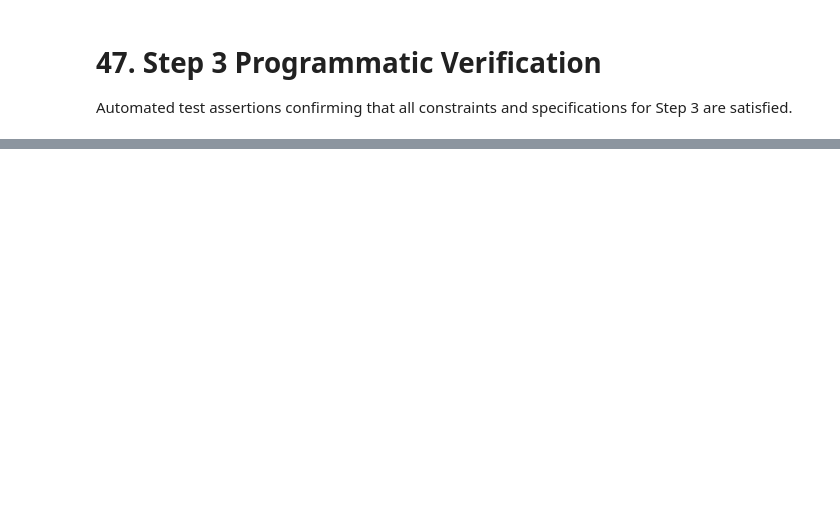
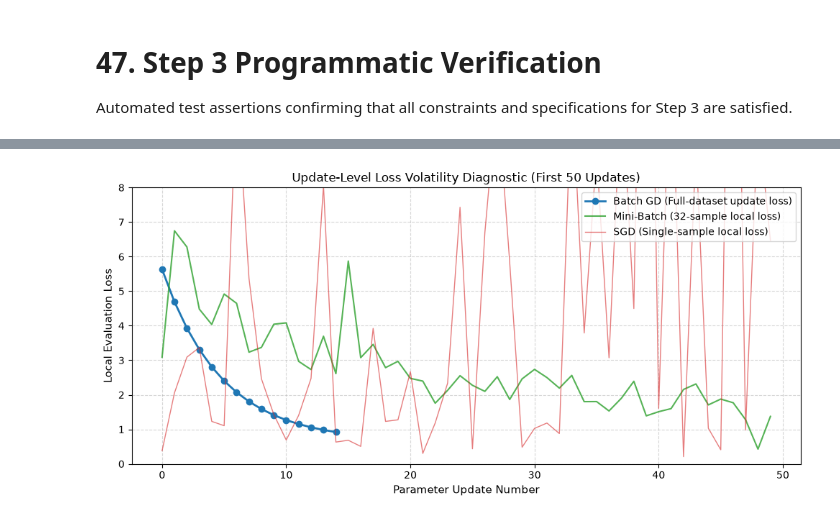
Before and after one commit to abed-dvp/california-housing-training-optimization, a Jupyter notebook: notebook.ipynb, the cells around one changed output, grey strips where cells are left out. Drawn from its saved outputs; the diff is of its cells as text; code cells hidden in the pictures; blank space fills up the shorter version.

```diff
--- a/notebook.ipynb
+++ b/notebook.ipynb
@@ -1444,0 +1730,17 @@ print("\u2713 All Step 3 programmatic verifications passed successfully!")
+# %%
+plt.figure(figsize=(10, 4.8))
+
+plt.plot(range(len(batch_update_history)), batch_update_history, marker="o", color="#1f77b4", linewidth=2, label="Batch GD (Full-dataset update loss)")
+plt.plot(range(len(mb_update_history)), mb_update_history, color="#2ca02c", alpha=0.8, linewidth=1.5, label="Mini-Batch (32-sample local loss)")
+plt.plot(range(len(sgd_update_history)), sgd_update_history, color="#d62728", alpha=0.6, linewidth=1, label="SGD (Single-sample local loss)")
+
+plt.title("Update-Level Loss Volatility Diagnostic (First 50 Updates)", fontsize=12)
+plt.xlabel("Parameter Update Number", fontsize=11)
+plt.ylabel("Local Evaluation Loss", fontsize=11)
+plt.ylim(0, 8.0)
+plt.grid(True, linestyle="--", alpha=0.5)
+plt.legend(frameon=True)
+plt.tight_layout()
+plt.show()
+# %% [output]
+[figure, added]
```
Also changed, not shown: parts of 41 cells of this notebook, 1 other file.
